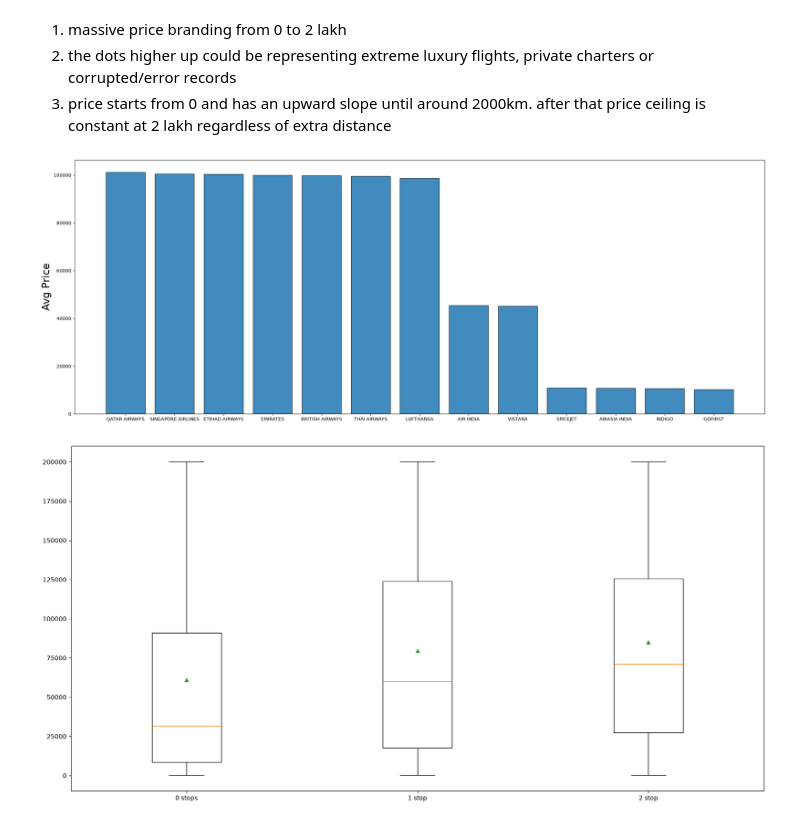
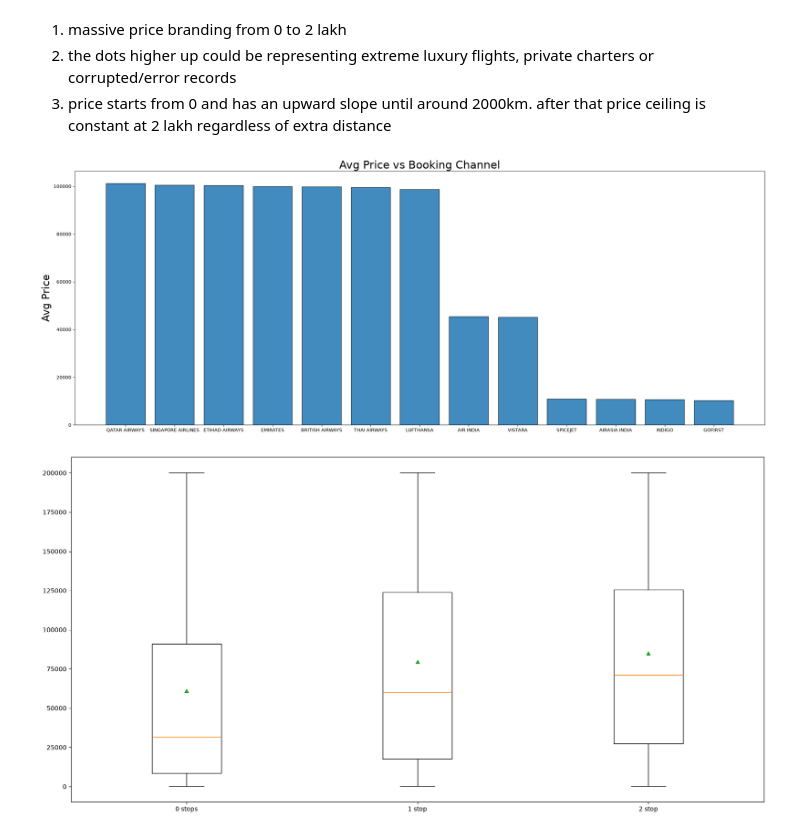
Before and after one commit to Jm-3234/Jithin-M-26BAI1023, a Jupyter notebook: Data science and visualisation.ipynb, the cells around one changed output. Drawn from its saved outputs; the diff is of its cells as text; code cells hidden in the pictures.

```diff
--- a/Data science and visualisation.ipynb
+++ b/Data science and visualisation.ipynb
@@ -53,14 +53,15 @@ plt.show()
 # %%
 # strings are case sensitive. it creates some problems for example, it treats AIR INDIA and AIR India different.fixing that
 df_clean['Airline'] = df_clean['Airline'].astype(str).str.upper()
 airlineprice = df_clean.dropna(subset=['Airline','Price']).groupby('Airline')['Price'].mean().reset_index().sort_values(by='Price', ascending=False)
 # plotting bar chart of avg price each airline
 plt.figure(figsize=(27,10))
 plt.bar(airlineprice['Airline'],airlineprice['Price'], alpha=0.85, edgecolor='black',)
+plt.title('Avg Price vs Booking Channel', fontsize=24)
 plt.ylabel('Avg Price', fontsize=22)
 plt.show()
 # %% [output]
-[figure, old version]
+[figure, new version]
 # %%
 # cleaning Total_Stops
 df_clean['Total_Stops'] = df_clean['Total_Stops'].astype(str).str.replace('stop','',regex=False).str.replace('non-stop','0',regex=False)
```
Also changed, not shown: parts of 3 cells of this notebook.
